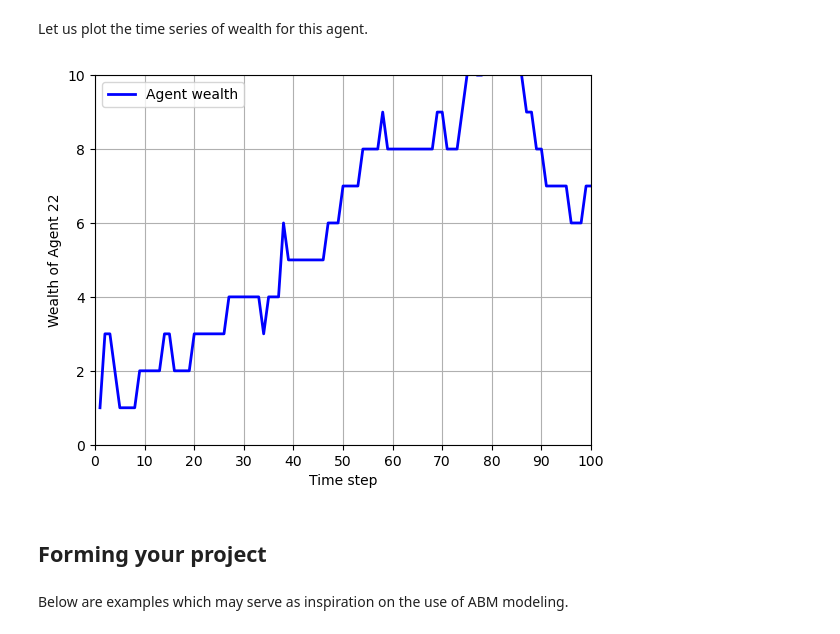
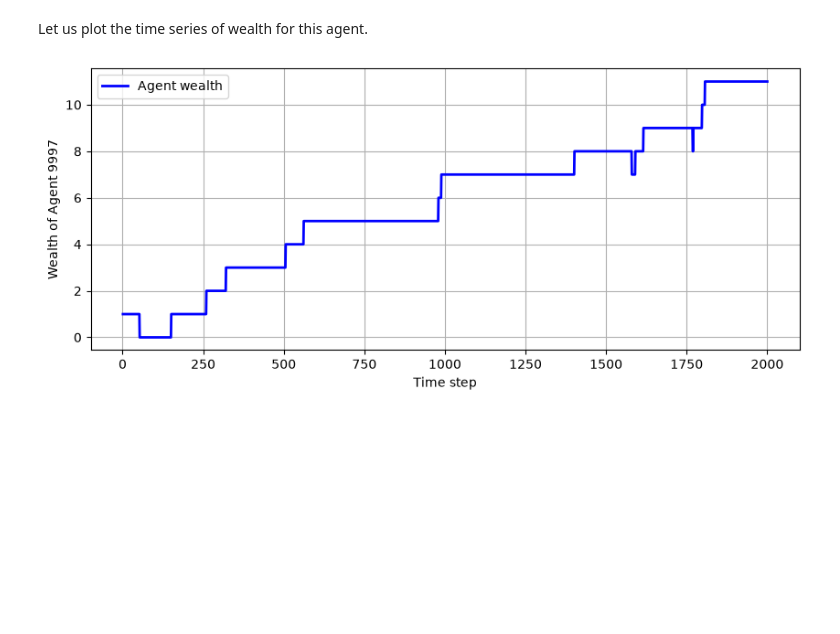
Before and after one commit to kthpanor/cb1020, a Jupyter notebook: docs/agent.ipynb, the cells around one changed output. Saved outputs shown, nothing was run; the diff lists cells and outputs as text; code cells hidden in the pictures; blank space fills up the shorter version.

```diff
--- a/docs/agent.ipynb
+++ b/docs/agent.ipynb
@@ -113,6 +131,5 @@ We run the model with 50 agents distributed in a 10 $\times$ 10 grid of cells fo
 # %%
-model = MoneyModel(50, 10, 10)
-
-for i in range(100):
+model = MoneyModel(10000, 1000, 1000)
+for _ in range(2000):
     model.step()
 # %% [markdown]
@@ -206,24 +208,13 @@ Let us plot the time series of wealth for this agent.
 # %%
 one_agent_wealth_df = agent_df.xs(agent_idx, level="AgentID")
 
-one_agent_wealth_df.plot(lw=2, color="b")
+one_agent_wealth_df.plot(lw=2, color="b", figsize=(10, 4))
 
 plt.ylabel(f"Wealth of Agent {agent_idx}")
 plt.xlabel("Time step")
 
 plt.grid(True)
-plt.setp(
-    plt.gca(),
-    xlim=(0, 100),
-    xticks=range(0, 101, 10),
-    ylim=(0, 10),
-    yticks=range(0, 11, 2),
-)
 
 plt.show()
 # %% [output]
-[figure, old version]
+[figure, new version]
-# %% [markdown]
-## Forming your project
-# %% [markdown]
-Below are examples which may serve as inspiration on the use of ABM modeling.
```
Also changed, not shown: parts of 25 cells of this notebook, 20 other files.
